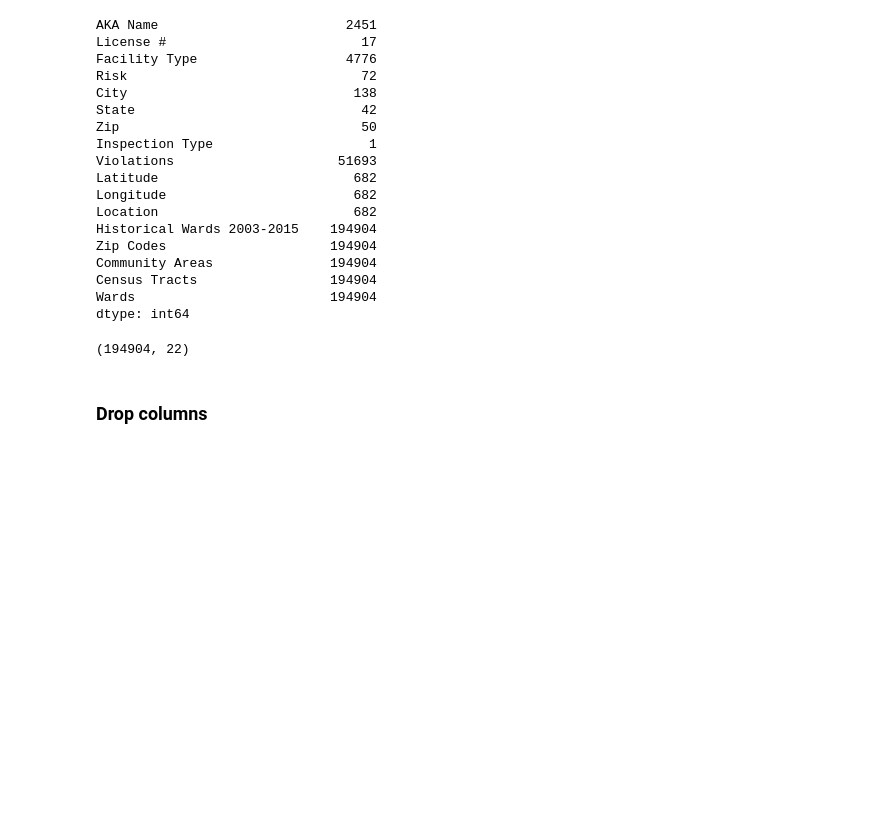
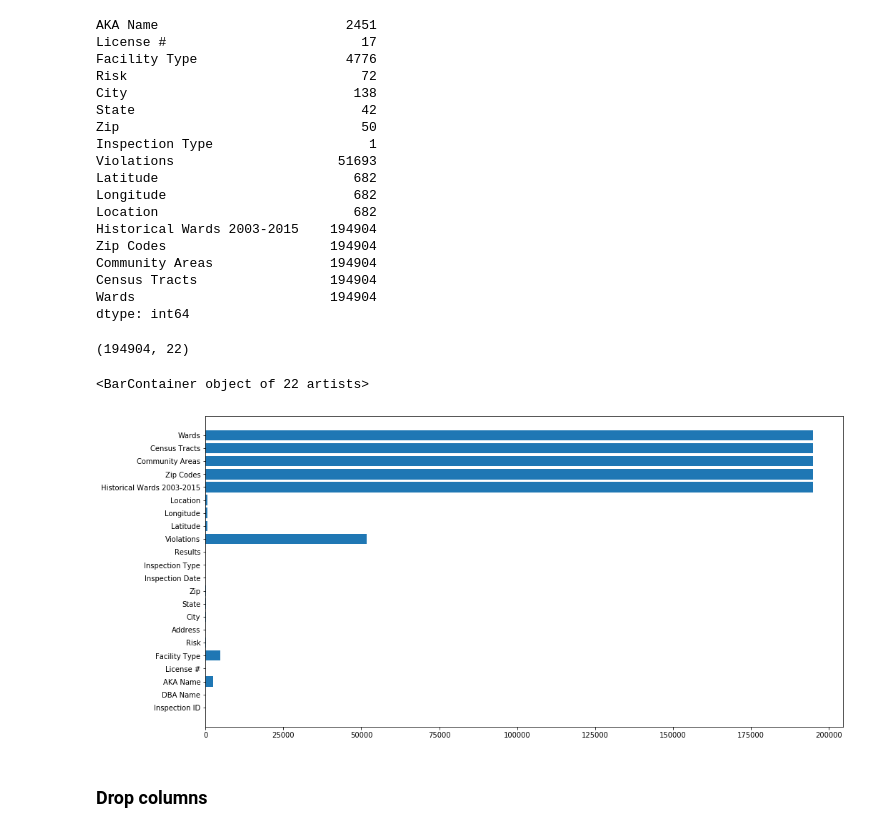
Before and after one commit to Kaabachi/project-ada, a Jupyter notebook: Untitled.ipynb, the cells around one changed output. Drawn from its saved outputs; the diff is of its cells as text; code cells hidden in the pictures; blank space fills up the shorter version.

```diff
--- a/Untitled.ipynb
+++ b/Untitled.ipynb
@@ -55,6 +40,13 @@ dtype: int64
 food.shape
 # %% [output]
 (194904, 22)
+# %%
+# Lets plot the nans
+fig, ax = plt.subplots(figsize=(16,8))
+ax.barh(null_cols.index, null_cols.values)
+# %% [output]
+<BarContainer object of 22 artists>
+[figure, added]
 # %% [markdown]
 ### Drop columns
 # %% [markdown]
```
Also changed, not shown: parts of 119 cells of this notebook.
